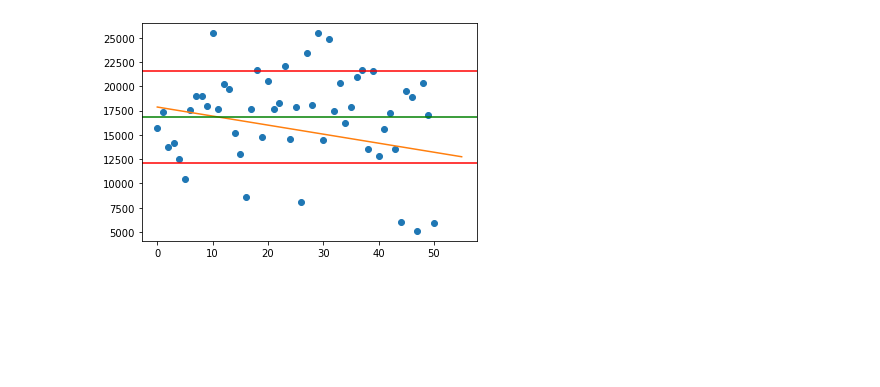
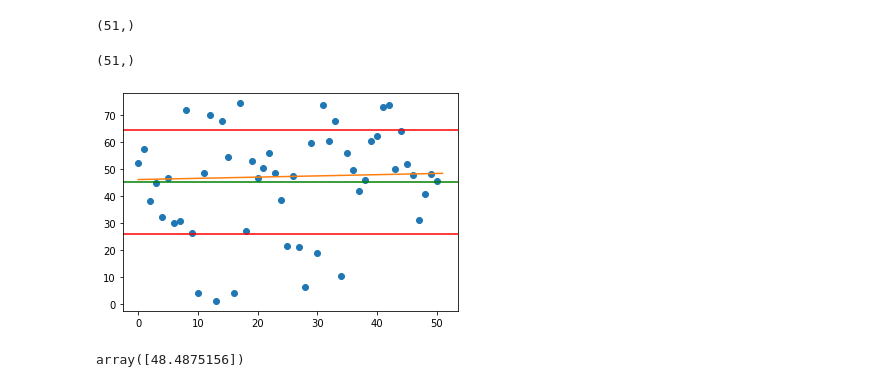
Before and after one commit to tendermonster/pblv2021, a Jupyter notebook: blockchainData.ipynb, the cells around one changed output. Cells and saved outputs as stored; diff of their text form; code cells hidden in the pictures; blank space fills up the shorter version.

Commit message:
fee per block prediction

```diff
--- a/blockchainData.ipynb
+++ b/blockchainData.ipynb
@@ -76,3 +56,14 @@ allFees = [fees for fees in feesRaw]
+# %%
+npSizes = np.array(sizes)
+npSizes.shape
+npFees = np.array(fees)
+npSizes.shape
+pricePerByte = [np.divide(npFees[i],npSizes[i]) for i in range(0,len(npFees))]
+# %% [output]
+(51,)
+(51,)
+# %%
+iqrFees = [iqr(pricePerByte[i]) for i in range(0,len(pricePerByte))]
 # %%
 from sklearn.model_selection import train_test_split
 from sklearn.linear_model import LinearRegression
@@ -80,9 +71,9 @@ from sklearn.preprocessing import PolynomialFeatures
 from sklearn.pipeline import make_pipeline
 from sklearn.metrics import r2_score
 # %%
-iqrfee=np.array(iqrfee)
-iqrfee = iqrfee.reshape(-1, 1)
-y_train, y_test = train_test_split(iqrfee, test_size=0.3, random_state=0)
+iqrFees=np.array(iqrFees)
+iqrFees = iqrFees.reshape(-1, 1)
+y_train, y_test = train_test_split(iqrFees, test_size=0.3, random_state=0)
 x_train = np.array(list(range(0,len(y_train)))).reshape(-1,1)
 x_test = np.array(list(range(0,len(y_test)))).reshape(-1,1)
 # %%
@@ -91,16 +82,21 @@ linReg=make_pipeline(PolynomialFeatures(degree),LinearRegression());
 linReg.fit(x_train,y_train);
 linReg.score(x_test,y_test);
 # %%
-yPred = linReg.predict(np.array(list(range(0,len(medfee)+5))).reshape(-1,1))
+yPred = linReg.predict(np.array(list(range(0,len(iqrFees)+1))).reshape(-1,1))
 # %%
-plt.plot(iqrfee,'o')
+plt.plot(iqrFees,'o')
 #plt.plot(maxfee)
 #plt.plot(minfee)
 plt.plot(yPred);
-meanp=np.mean(iqrfee);
+meanp=np.mean(iqrFees);
 plt.axhline(y=meanp,color='g')
-stdp = np.std(iqrfee);
+stdp = np.std(iqrFees);
 plt.axhline(y=meanp+stdp,color='r');
 plt.axhline(y=meanp-stdp,color='r');
 # %% [output]
-[figure, old version]
+[figure, new version]
+# %%
+#prediction for next block
+yPred[-1]
+# %% [output]
+array([48.4875156])
```
Also changed, not shown: parts of 19 cells of this notebook, 53 other files.
